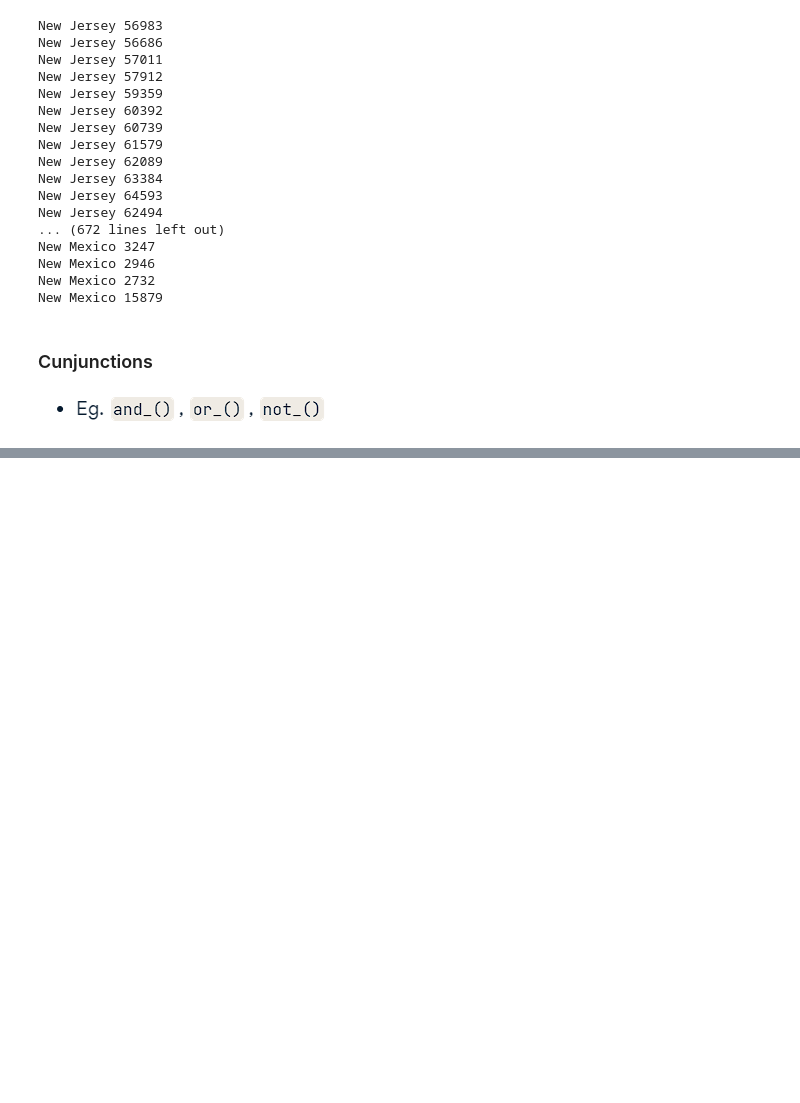
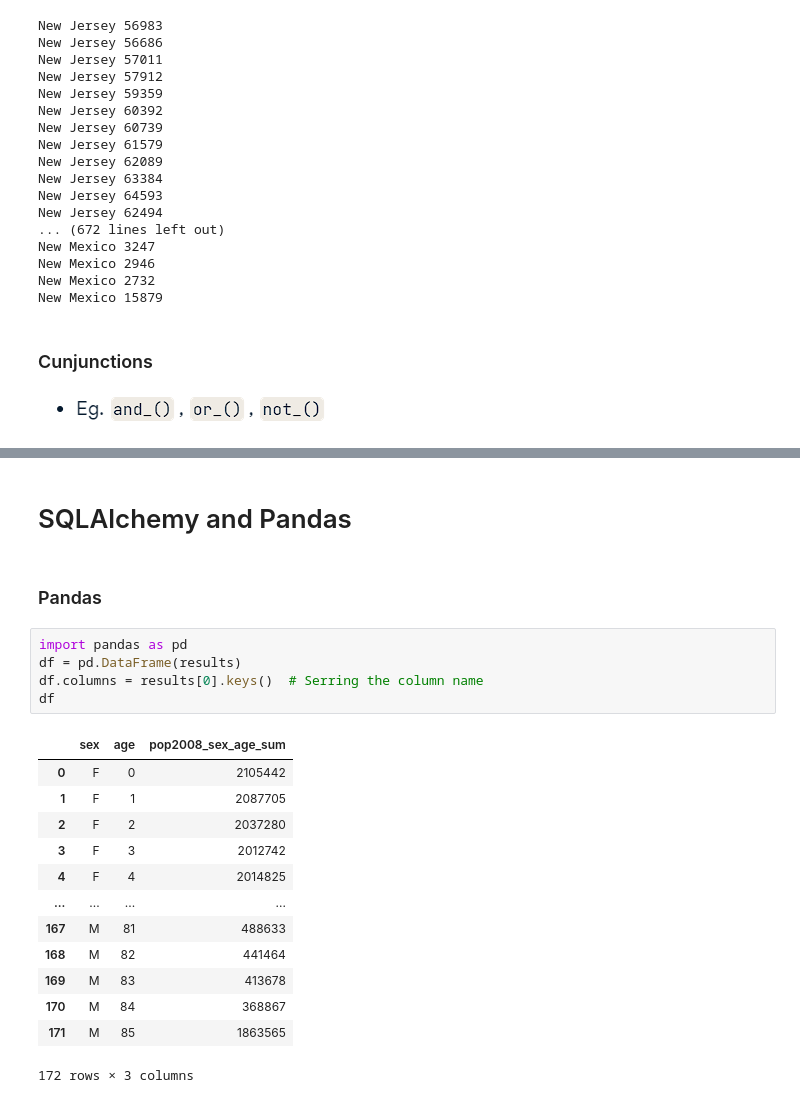
Before and after one commit to muhammadabidd/DatacampLearn, a Jupyter notebook: 02 Introduction to Databases in Python/02 Filtering and Targeting data.ipynb, the cells around one changed output, grey strips where cells are left out. Cells and saved outputs as stored; diff of their text form; blank space fills up the shorter version.

```diff
--- a/02 Introduction to Databases in Python/02 Filtering and Targeting data.ipynb
+++ b/02 Introduction to Databases in Python/02 Filtering and Targeting data.ipynb
@@ -104,0 +237,23 @@ New York F
+# %% [markdown]
+# SQLAlchemy and Pandas
+# %% [markdown]
+### Pandas
+# %%
+import pandas as pd
+df = pd.DataFrame(results)
+df.columns = results[0].keys()  # Serring the column name
+df
+# %% [output]
+|  | sex | age | pop2008_sex_age_sum |
+| 0 | F | 0 | 2105442 |
+| 1 | F | 1 | 2087705 |
+| 2 | F | 2 | 2037280 |
+| 3 | F | 3 | 2012742 |
+| 4 | F | 4 | 2014825 |
+| ... | ... | ... | ... |
+| 167 | M | 81 | 488633 |
+| 168 | M | 82 | 441464 |
+| 169 | M | 83 | 413678 |
+| 170 | M | 84 | 368867 |
+| 171 | M | 85 | 1863565 |
+172 rows × 3 columns
```
Also changed, not shown: parts of 24 cells of this notebook, 7 other files.
